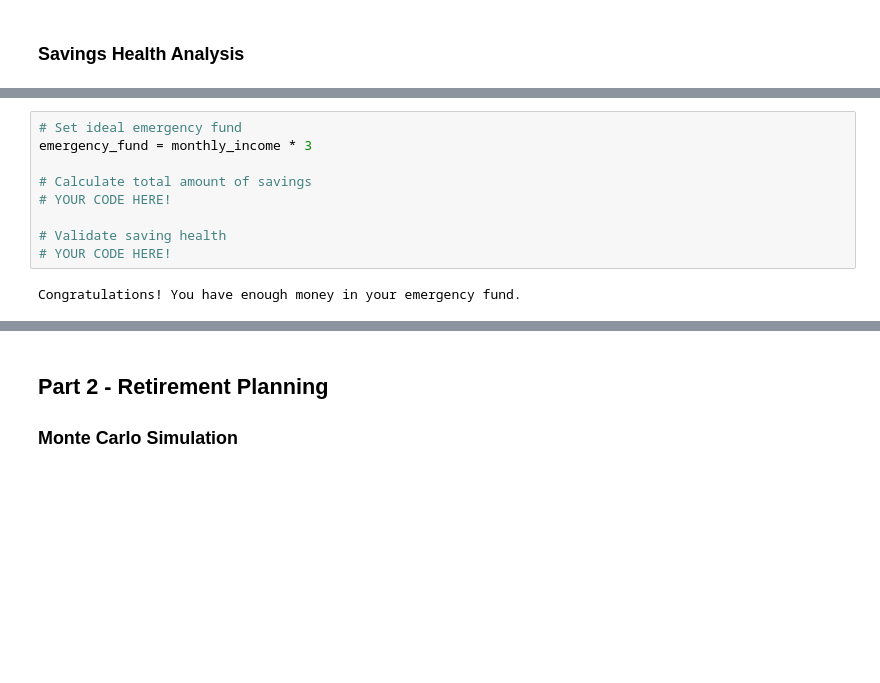
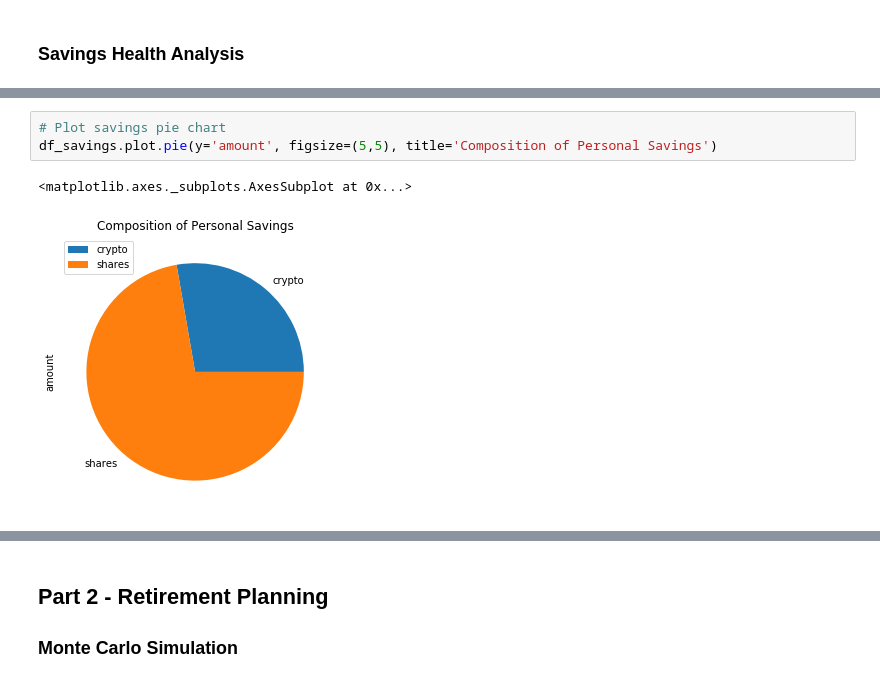
Before and after one commit to GonzaloGarciaContreras/hw-financial-planner, a Jupyter notebook: x.ipynb, the cells around one changed output, grey strips where cells are left out. Cells and saved outputs as stored; diff of their text form; blank space fills up the shorter version.

```diff
--- a/x.ipynb
+++ b/x.ipynb
@@ -147,11 +142,6 @@ display(df_savings)
-# %%
-# Set ideal emergency fund
-emergency_fund = monthly_income * 3
-
-# Calculate total amount of savings
-# YOUR CODE HERE!
-
-# Validate saving health
-# YOUR CODE HERE!
-# %% [output]
-Congratulations! You have enough money in your emergency fund.
+# %%
+# Plot savings pie chart
+df_savings.plot.pie(y='amount', figsize=(5,5), title='Composition of Personal Savings')
+# %% [output]
+<matplotlib.axes._subplots.AxesSubplot at 0x...>
+[figure, added]
```
Also changed, not shown: parts of 3 cells of this notebook.
